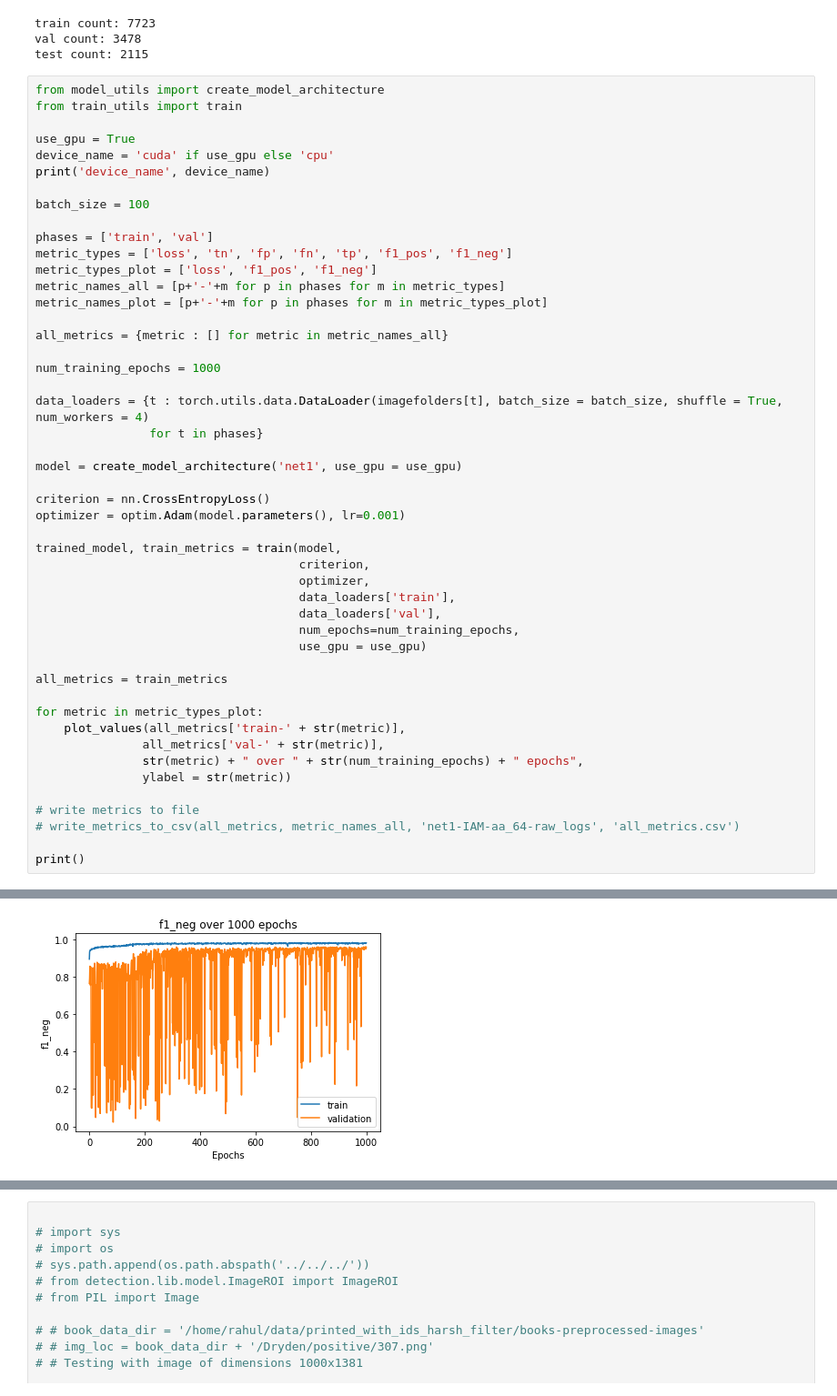
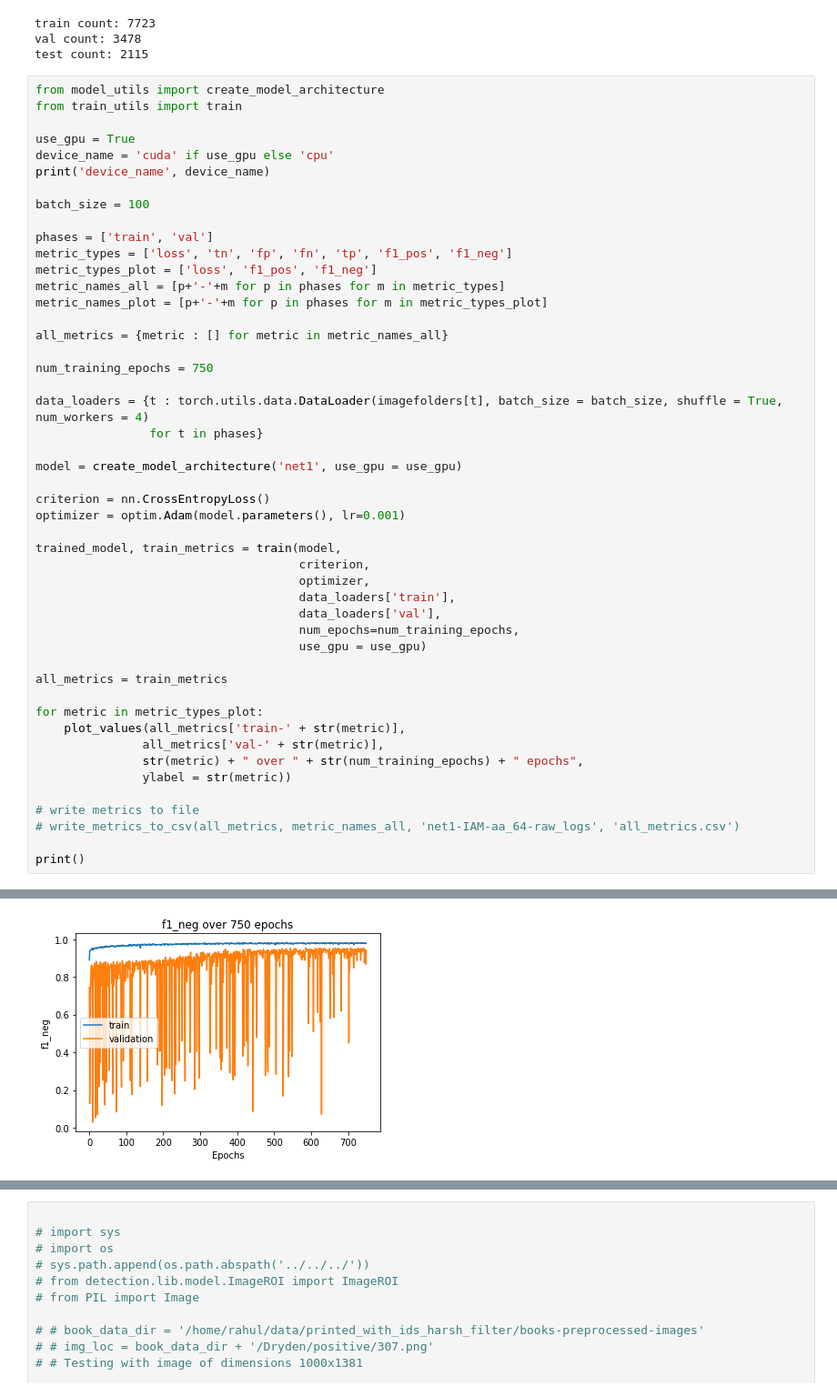
Before and after one commit to collectionslab/Omniscribe, a Jupyter notebook: experiments/cnn/notebooks/IAM_dataset-simple_val-1.ipynb, the cells around one changed output, grey strips where cells are left out. Shown at 91% size. Drawn from its saved outputs; the diff is of its cells as text.

Commit message:
trained over 750epochs

```diff
--- a/experiments/cnn/notebooks/IAM_dataset-simple_val-1.ipynb
+++ b/experiments/cnn/notebooks/IAM_dataset-simple_val-1.ipynb
@@ -117,7 +117,7 @@ metric_names_plot = [p+'-'+m for p in phases for m in metric_types_plot]
 
 all_metrics = {metric : [] for metric in metric_names_all}
 
-num_training_epochs = 1000
+num_training_epochs = 750
 
 data_loaders = {t : torch.utils.data.DataLoader(imagefolders[t], batch_size = batch_size, shuffle = True, num_workers = 4)
                 for t in phases}
@@ -174 +174 @@ Average Validation Score: 0.8146958251298099
-[figure, old version]
+[figure, new version]
```
Also changed, not shown: parts of 2 cells of this notebook.
